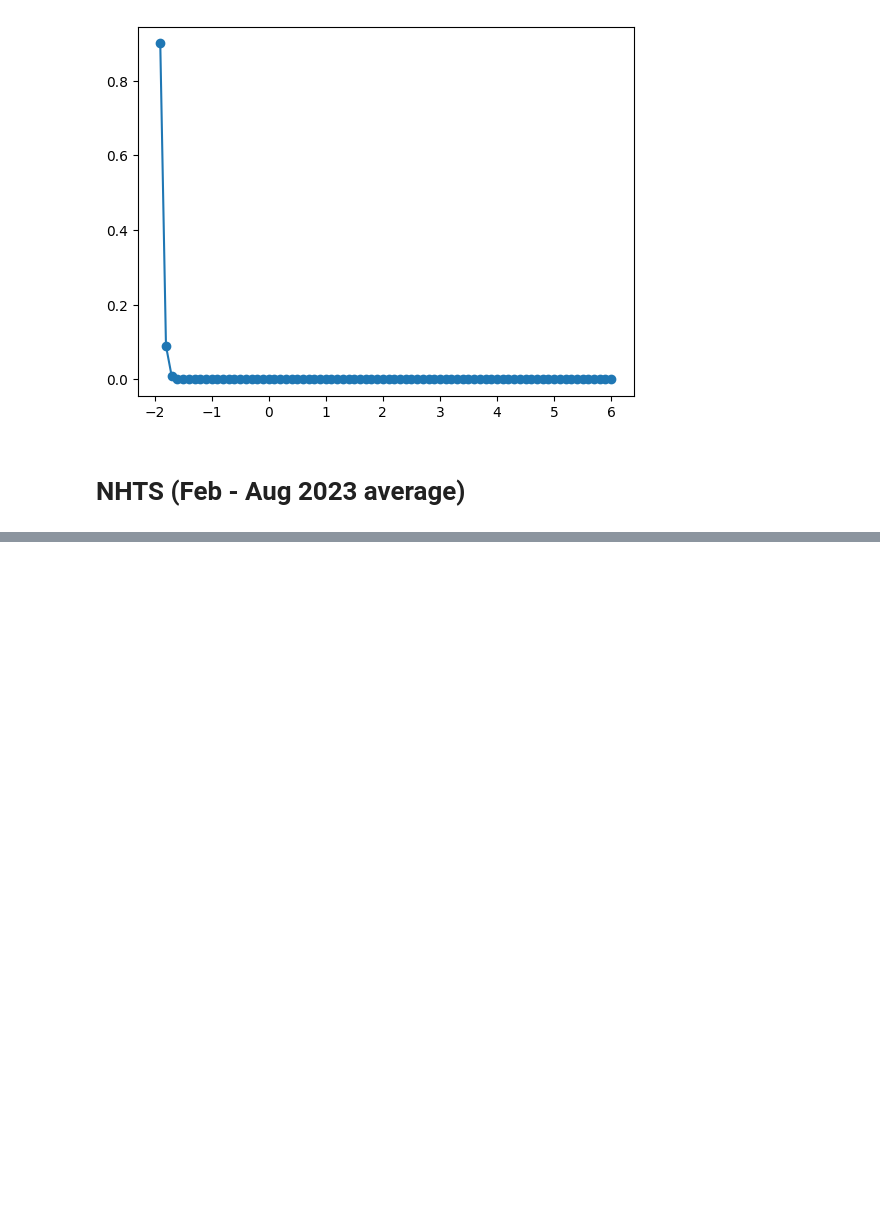
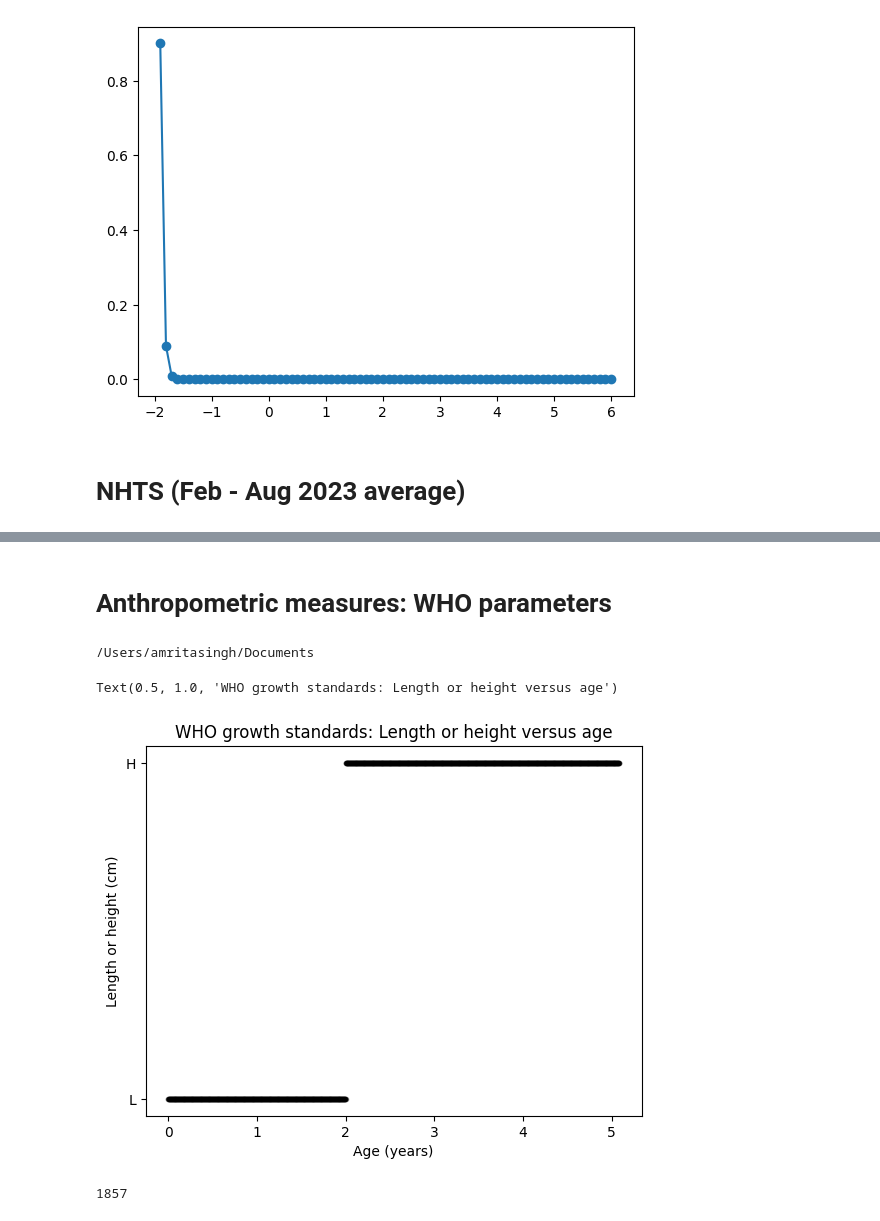
Before and after one commit to vaishnav-sudhanva/discsim, a Jupyter notebook: api/utils/Pre Survey Nested Simulation/ECD_data_analysis.ipynb, the cells around one changed output, grey strips where cells are left out. Cells and saved outputs as stored; diff of their text form; code cells hidden in the pictures; blank space fills up the shorter version.

```diff
--- a/api/utils/Pre Survey Nested Simulation/ECD_data_analysis.ipynb
+++ b/api/utils/Pre Survey Nested Simulation/ECD_data_analysis.ipynb
@@ -1017,0 +1015,34 @@ Available sheets: ['Sheet5', 'KPI Select Mandals', 'NHTS Mandals(6 month average
+# %% [markdown]
+# Anthropometric measures: WHO parameters
+# %%
+cd Documents/
+# %% [output]
+/Users/amritasingh/Documents
+# %%
+# Load HAZ parameters
+filename = 'CEGIS{0}igrowup_WHO{0}igrowup_update{0}lenanthro.dta'.format(os.sep)
+haz_params = extract_data_from_dta(filename)
+
+# Load WAZ parameters
+filename = 'CEGIS{0}igrowup_WHO{0}igrowup_update{0}weianthro.dta'.format(os.sep)
+waz_params = extract_data_from_dta(filename)
+
+# Load WHZ parameters
+filename = 'CEGIS{0}igrowup_WHO{0}igrowup_update{0}wfhanthro.dta'.format(os.sep)
+whz_params_standing = extract_data_from_dta(filename)
+
+filename = 'CEGIS{0}igrowup_WHO{0}igrowup_update{0}wflanthro.dta'.format(os.sep)
+whz_params_lying = extract_data_from_dta(filename)
+# %%
+plt.figure()
+plt.scatter(haz_params['_agedays']/365, haz_params['loh'], color = 'k', marker = '.', alpha = 0.2)
+plt.xlabel('Age (years)')
+plt.ylabel('Length or height (cm)')
+plt.title('WHO growth standards: Length or height versus age')
+# %% [output]
+Text(0.5, 1.0, 'WHO growth standards: Length or height versus age')
+[figure, added]
+# %%
+len(np.unique(haz_params['_agedays']))
+# %% [output]
+1857
```
Also changed, not shown: parts of 11 cells of this notebook.
